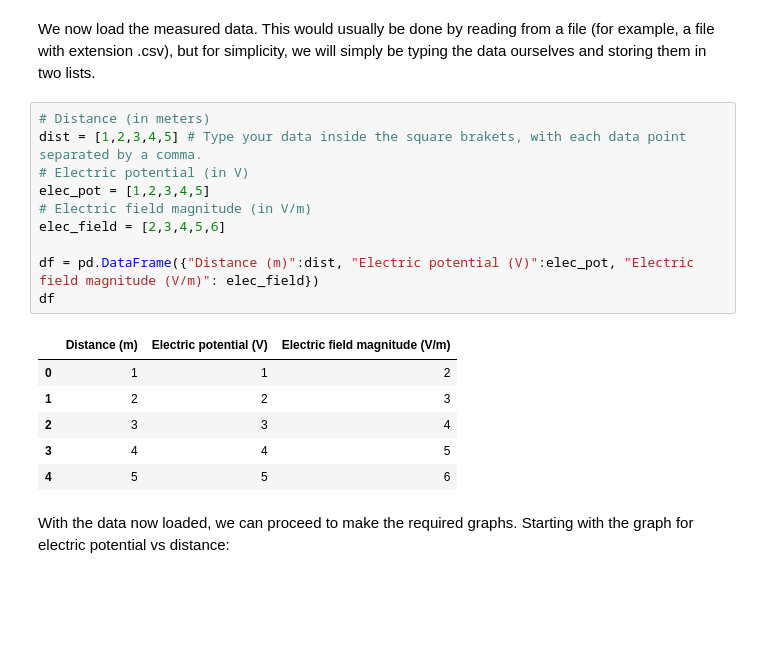
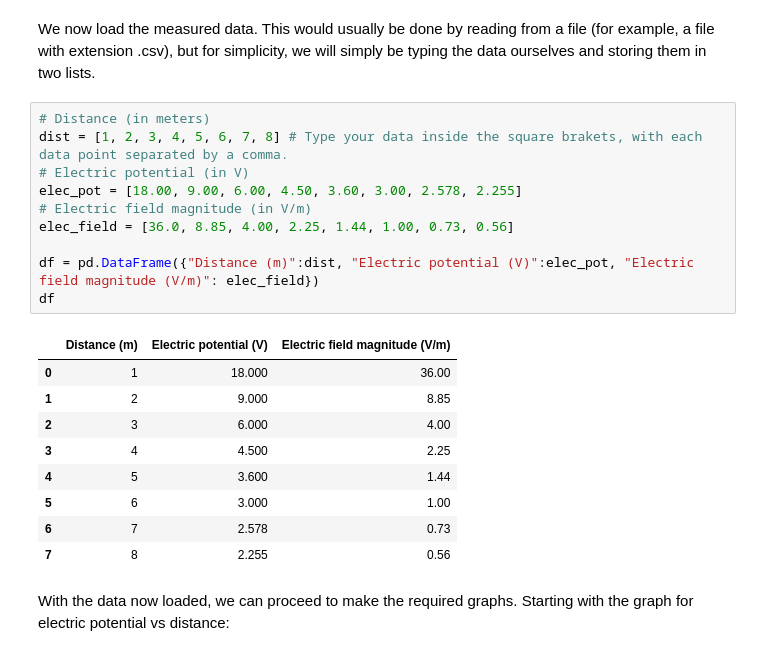
Before and after one commit to roy-cruz/FISI3154-Py, a Jupyter notebook: Lab1_Notebook-Virt.ipynb, the cells around one changed output. Saved outputs shown, nothing was run; the diff lists cells and outputs as text; blank space fills up the shorter version.

```diff
--- a/Lab1_Notebook-Virt.ipynb
+++ b/Lab1_Notebook-Virt.ipynb
@@ -13,21 +13,24 @@ import pandas as pd # Will allow us to show data in a tabular fashion
 We now load the measured data. This would usually be done by reading from a file (for example, a file with extension .csv), but for simplicity, we will simply be typing the data ourselves and storing them in two lists.
 # %%
 # Distance (in meters)
-dist = [1,2,3,4,5] # Type your data inside the square brakets, with each data point separated by a comma.
+dist = [1, 2, 3, 4, 5, 6, 7, 8] # Type your data inside the square brakets, with each data point separated by a comma.
 # Electric potential (in V)
-elec_pot = [1,2,3,4,5]
+elec_pot = [18.00, 9.00, 6.00, 4.50, 3.60, 3.00, 2.578, 2.255]
 # Electric field magnitude (in V/m)
-elec_field = [2,3,4,5,6]
+elec_field = [36.0, 8.85, 4.00, 2.25, 1.44, 1.00, 0.73, 0.56]
 
 df = pd.DataFrame({"Distance (m)":dist, "Electric potential (V)":elec_pot, "Electric field magnitude (V/m)": elec_field})
 df
 # %% [output]
 |  | Distance (m) | Electric potential (V) | Electric field magnitude (V/m) |
-| 0 | 1 | 1 | 2 |
-| 1 | 2 | 2 | 3 |
-| 2 | 3 | 3 | 4 |
-| 3 | 4 | 4 | 5 |
-| 4 | 5 | 5 | 6 |
+| 0 | 1 | 18.000 | 36.00 |
+| 1 | 2 | 9.000 | 8.85 |
+| 2 | 3 | 6.000 | 4.00 |
+| 3 | 4 | 4.500 | 2.25 |
+| 4 | 5 | 3.600 | 1.44 |
+| 5 | 6 | 3.000 | 1.00 |
+| 6 | 7 | 2.578 | 0.73 |
+| 7 | 8 | 2.255 | 0.56 |
 # %% [markdown]
 With the data now loaded, we can proceed to make the required graphs. Starting with the graph for electric potential vs distance:
 # %%
```
Also changed, not shown: parts of 2 cells of this notebook.
